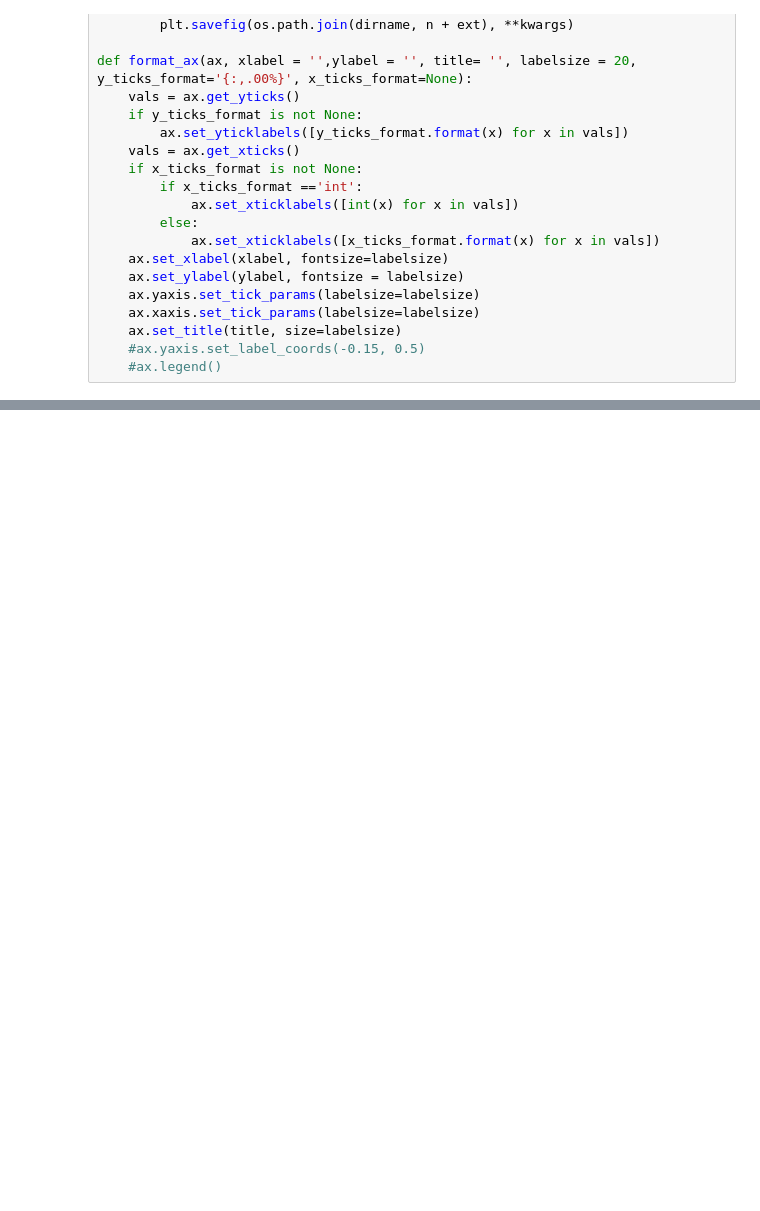
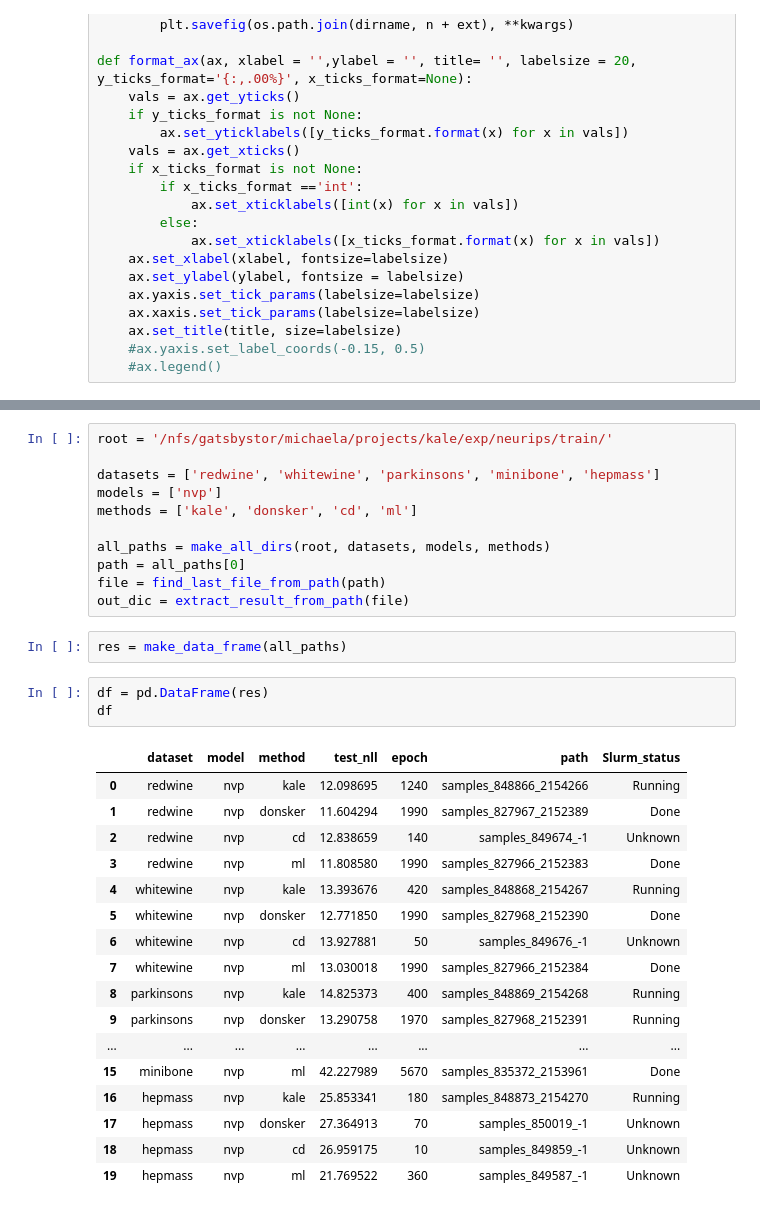
Before and after one commit to MichaelArbel/GeneralizedEBM, a Jupyter notebook: notebooks/UCI.ipynb, the cells around one changed output, grey strips where cells are left out. Drawn from its saved outputs; the diff is of its cells as text; blank space fills up the shorter version.

```diff
--- a/notebooks/UCI.ipynb
+++ b/notebooks/UCI.ipynb
@@ -104,0 +197,34 @@ inv_temps = effective_inv_temps
+# %%
+root = '/nfs/gatsbystor/michaela/projects/kale/exp/neurips/train/'
+
+datasets = ['redwine', 'whitewine', 'parkinsons', 'minibone', 'hepmass']
+models = ['nvp']
+methods = ['kale', 'donsker', 'cd', 'ml']
+
+all_paths = make_all_dirs(root, datasets, models, methods)
+path = all_paths[0]
+file = find_last_file_from_path(path)
+out_dic = extract_result_from_path(file)
+# %%
+res = make_data_frame(all_paths)
+# %%
+df = pd.DataFrame(res)
+df
+# %% [output]
+|  | dataset | model | method | test_nll | epoch | path | Slurm_status |
+| 0 | redwine | nvp | kale | 12.098695 | 1240 | samples_848866_2154266 | Running |
+| 1 | redwine | nvp | donsker | 11.604294 | 1990 | samples_827967_2152389 | Done |
+| 2 | redwine | nvp | cd | 12.838659 | 140 | samples_849674_-1 | Unknown |
+| 3 | redwine | nvp | ml | 11.808580 | 1990 | samples_827966_2152383 | Done |
+| 4 | whitewine | nvp | kale | 13.393676 | 420 | samples_848868_2154267 | Running |
+| 5 | whitewine | nvp | donsker | 12.771850 | 1990 | samples_827968_2152390 | Done |
+| 6 | whitewine | nvp | cd | 13.927881 | 50 | samples_849676_-1 | Unknown |
+| 7 | whitewine | nvp | ml | 13.030018 | 1990 | samples_827966_2152384 | Done |
+| 8 | parkinsons | nvp | kale | 14.825373 | 400 | samples_848869_2154268 | Running |
+| 9 | parkinsons | nvp | donsker | 13.290758 | 1970 | samples_827968_2152391 | Running |
+| ... | ... | ... | ... | ... | ... | ... | ... |
+| 15 | minibone | nvp | ml | 42.227989 | 5670 | samples_835372_2153961 | Done |
+| 16 | hepmass | nvp | kale | 25.853341 | 180 | samples_848873_2154270 | Running |
+| 17 | hepmass | nvp | donsker | 27.364913 | 70 | samples_850019_-1 | Unknown |
+| 18 | hepmass | nvp | cd | 26.959175 | 10 | samples_849859_-1 | Unknown |
+| 19 | hepmass | nvp | ml | 21.769522 | 360 | samples_849587_-1 | Unknown |
```
Also changed, not shown: parts of 8 cells of this notebook, 22 other files.
